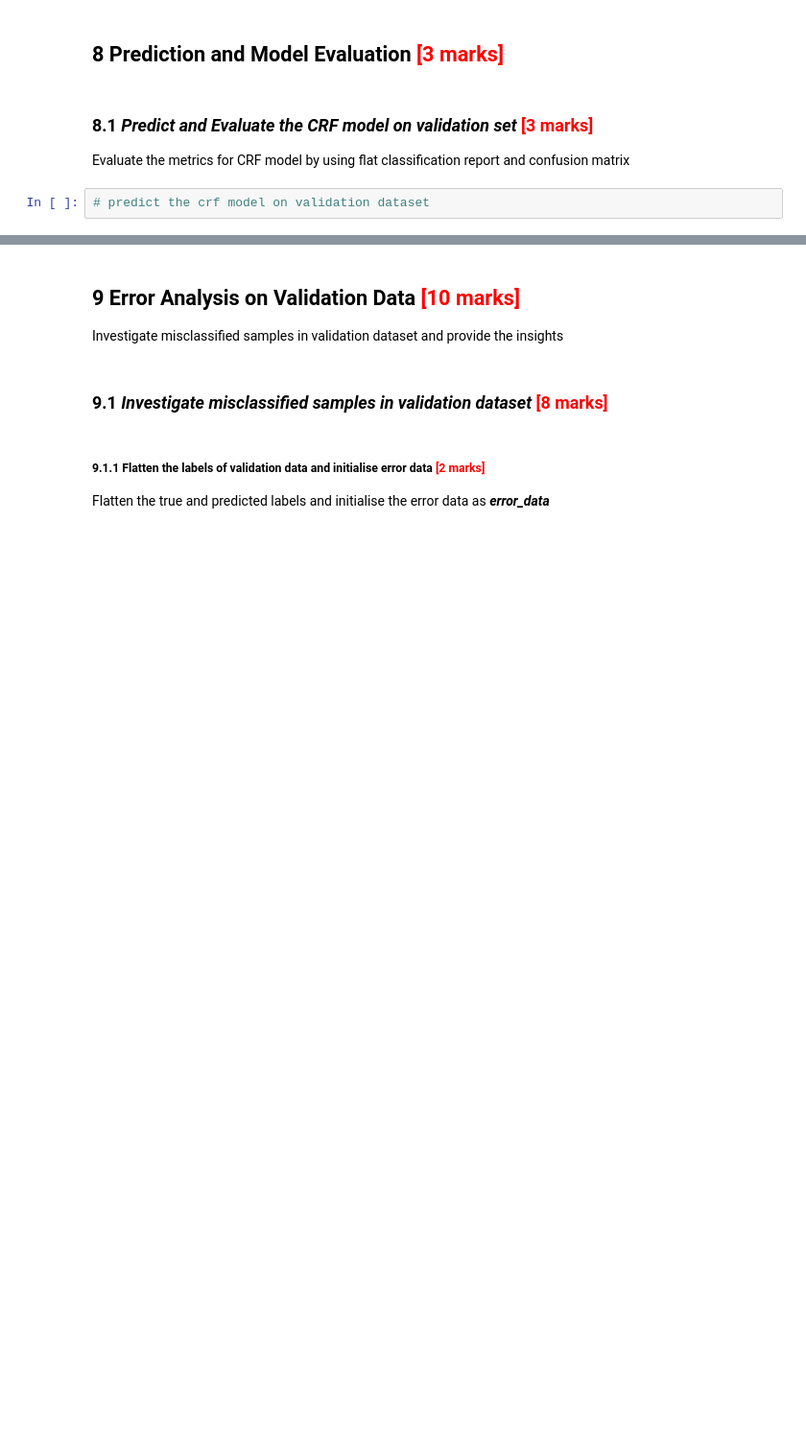
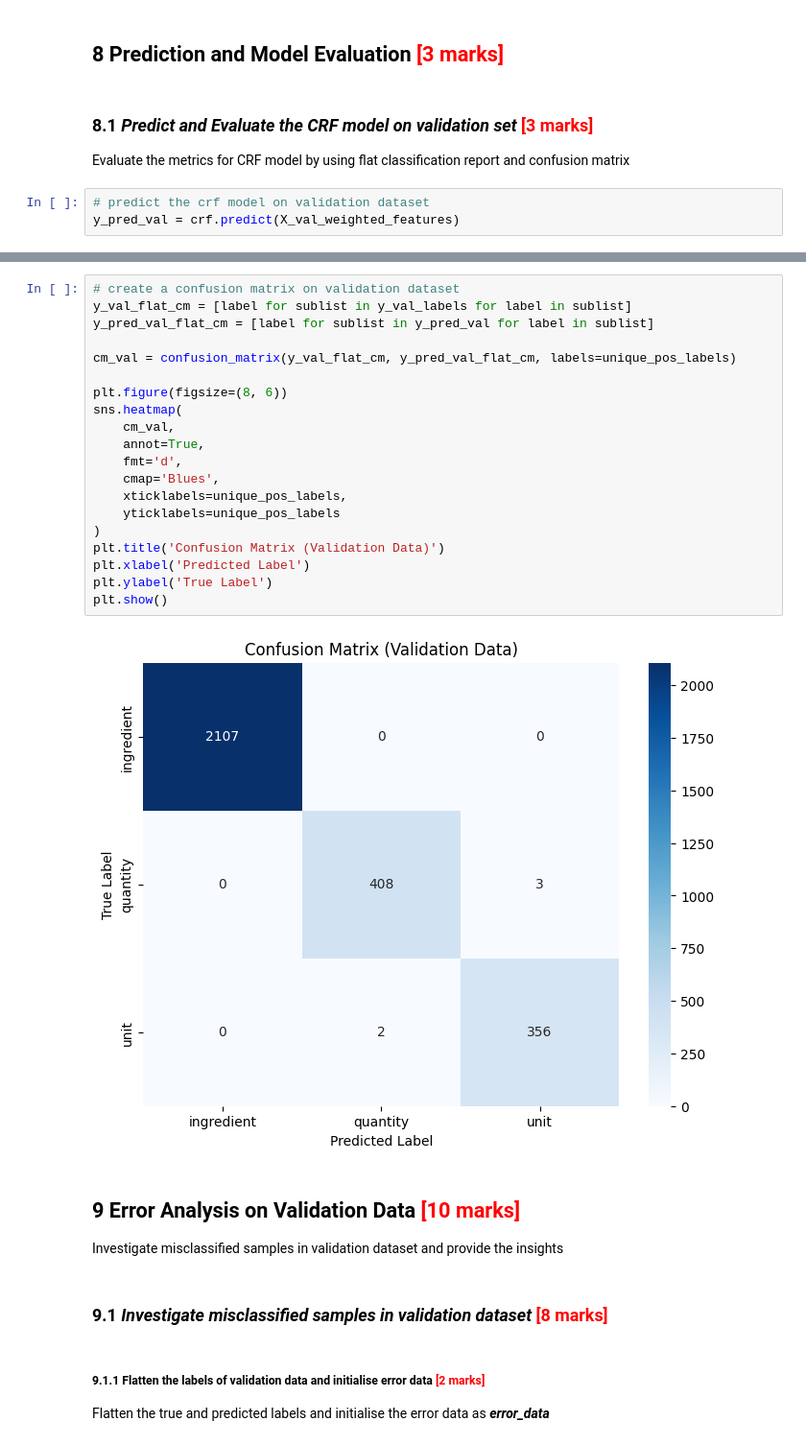
Before and after one commit to avanindra3/crf_custom_recipe_model, a Jupyter notebook: Identifying_Key_Entities_Recipe_Data_Avanindra-Singh.ipynb, the cells around one changed output, grey strips where cells are left out. Shown: that part at 96% size. Cells and saved outputs as stored; diff of their text form; blank space fills up the shorter version.

```diff
--- a/Identifying_Key_Entities_Recipe_Data_Avanindra-Singh.ipynb
+++ b/Identifying_Key_Entities_Recipe_Data_Avanindra-Singh.ipynb
@@ -832,3 +887,4 @@ Save the CRF model
 Evaluate the metrics for CRF model by using flat classification report and confusion matrix
 # %%
 # predict the crf model on validation dataset
+y_pred_val = crf.predict(X_val_weighted_features)
@@ -839,3 +912,25 @@ Evaluate the metrics for CRF model by using flat classification report and confu
+# %%
+# create a confusion matrix on validation dataset
+y_val_flat_cm = [label for sublist in y_val_labels for label in sublist]
+y_pred_val_flat_cm = [label for sublist in y_pred_val for label in sublist]
+
+cm_val = confusion_matrix(y_val_flat_cm, y_pred_val_flat_cm, labels=unique_pos_labels)
+
+plt.figure(figsize=(8, 6))
+sns.heatmap(
+    cm_val,
+    annot=True,
+    fmt='d',
+    cmap='Blues',
+    xticklabels=unique_pos_labels,
+    yticklabels=unique_pos_labels
+)
+plt.title('Confusion Matrix (Validation Data)')
+plt.xlabel('Predicted Label')
+plt.ylabel('True Label')
+plt.show()
+# %% [output]
+[figure, added]
 # %% [markdown]
 ## **9** Error Analysis on Validation Data <font color = red>[10 marks]</font> <br>
 Investigate misclassified samples in validation dataset and provide the insights
```
Also changed, not shown: parts of 17 cells of this notebook.
